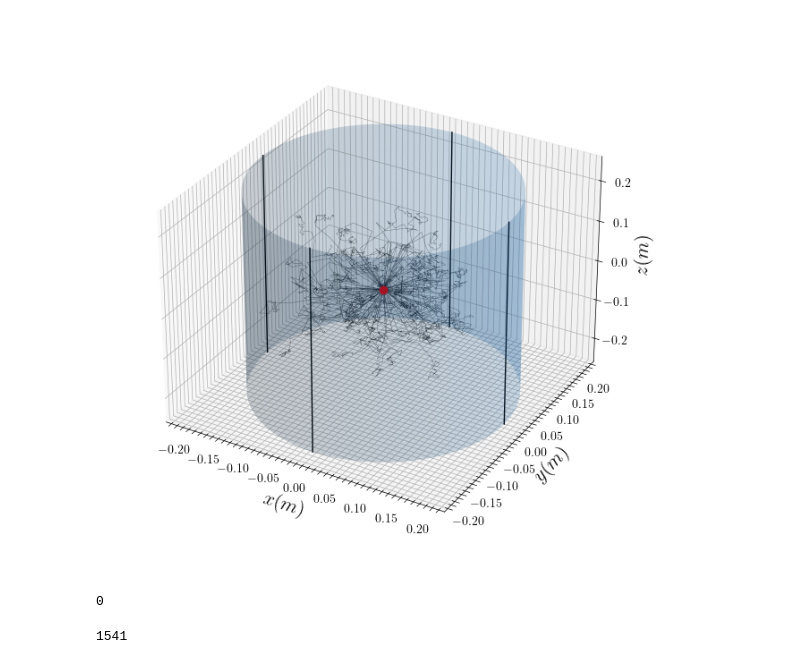
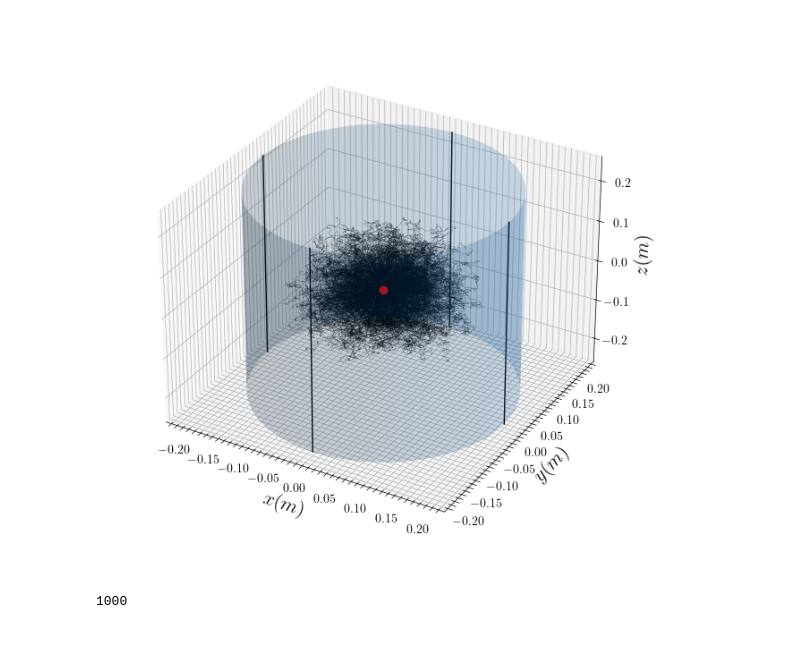
Before and after one commit to DerkNiessink/NeutroWater, a Jupyter notebook: analysis/collision.ipynb, the cells around one changed output. Cells and saved outputs as stored; diff of their text form; code cells hidden in the pictures.

```diff
--- a/analysis/collision.ipynb
+++ b/analysis/collision.ipynb
@@ -68,20 +60,14 @@ print(diffusing_neutrons.get_number_escaped())
 0
-# %%
-diffusing_neutrons.diffuse(nCollisions=30)
-plot_trajectories(diffusing_neutrons.get_positions(), diffusing_neutrons.tank.radius, diffusing_neutrons.tank.height)
-diffusing_neutrons.get_number_escaped()
-# %% [output]
-[figure, removed]
-0
 # %%
-nNeutrons = 10000
+nNeutrons = 1000
 initial_positions = [np.array([0, 0, 0]) for _ in range(nNeutrons)]
-initial_energies = [20*10**6 for _ in range(nNeutrons)]
+initial_energies = [10*10**6 for _ in range(nNeutrons)]
 
-diffusing_neutrons = DiffusingNeutrons(mean_free_paths, energies, initial_positions, initial_energies, radius_tank=0.2, height_tank=0.5)
-diffusing_neutrons.diffuse(nCollisions=50)
+diffusing_neutrons = DiffusingNeutrons(data, initial_positions, initial_energies, radius_tank=0.2, height_tank=0.5)
+diffusing_neutrons.diffuse(nCollisions=80)
 
-#plot_trajectories(diffusing_neutrons.get_positions(), diffusing_neutrons.tank.radius, diffusing_neutrons.tank.height)
+plot_trajectories(diffusing_neutrons.get_positions(), diffusing_neutrons.tank.radius, diffusing_neutrons.tank.height)
 diffusing_neutrons.get_number_escaped()
 # %% [output]
+[figure, added]
-1541
+1000
```
Also changed, not shown: parts of 6 cells of this notebook, 2 other files.
